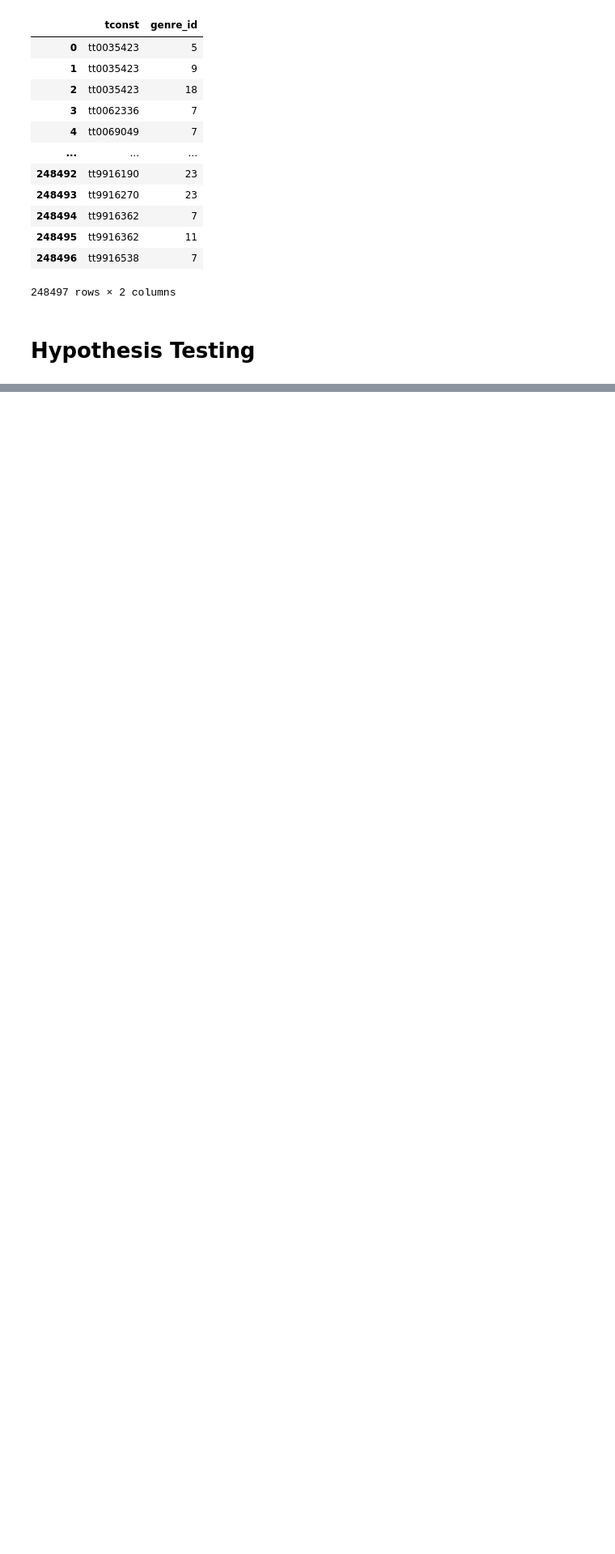
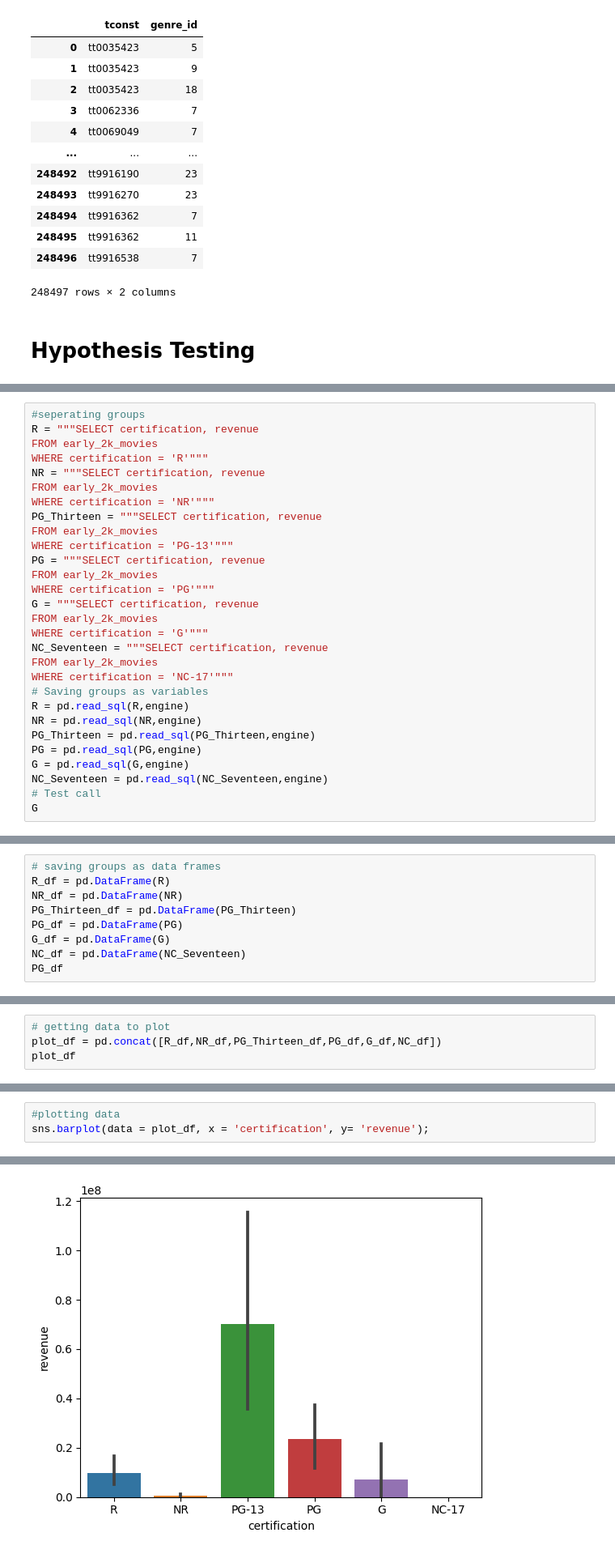
Before and after one commit to SeanRommes/Predicting-Better-Movies, a Jupyter notebook: Making Better Movies Pt. 4- Hypothesis Testing.ipynb, the cells around one changed output, grey strips where cells are left out. Shown at 81% size. Drawn from its saved outputs; the diff is of its cells as text; blank space fills up the shorter version.

```diff
--- a/Making Better Movies Pt. 4- Hypothesis Testing.ipynb
+++ b/Making Better Movies Pt. 4- Hypothesis Testing.ipynb
@@ -152,0 +205,29 @@ pd.read_sql(q,engine)
+# %%
+#seperating groups
+R = """SELECT certification, revenue
+FROM early_2k_movies
+WHERE certification = 'R'"""
+NR = """SELECT certification, revenue
+FROM early_2k_movies
+WHERE certification = 'NR'"""
+PG_Thirteen = """SELECT certification, revenue
+FROM early_2k_movies
+WHERE certification = 'PG-13'"""
+PG = """SELECT certification, revenue
+FROM early_2k_movies
+WHERE certification = 'PG'"""
+G = """SELECT certification, revenue
+FROM early_2k_movies
+WHERE certification = 'G'"""
+NC_Seventeen = """SELECT certification, revenue
+FROM early_2k_movies
+WHERE certification = 'NC-17'"""
+# Saving groups as variables
+R = pd.read_sql(R,engine)
+NR = pd.read_sql(NR,engine)
+PG_Thirteen = pd.read_sql(PG_Thirteen,engine)
+PG = pd.read_sql(PG,engine)
+G = pd.read_sql(G,engine)
+NC_Seventeen = pd.read_sql(NC_Seventeen,engine)
+# Test call
+G
@@ -152,0 +268,9 @@ pd.read_sql(q,engine)
+# %%
+# saving groups as data frames
+R_df = pd.DataFrame(R)
+NR_df = pd.DataFrame(NR)
+PG_Thirteen_df = pd.DataFrame(PG_Thirteen)
+PG_df = pd.DataFrame(PG)
+G_df = pd.DataFrame(G)
+NC_df = pd.DataFrame(NC_Seventeen)
+PG_df
@@ -152,0 +309,4 @@ pd.read_sql(q,engine)
+# %%
+# getting data to plot
+plot_df = pd.concat([R_df,NR_df,PG_Thirteen_df,PG_df,G_df,NC_df])
+plot_df
@@ -152,0 +327,4 @@ pd.read_sql(q,engine)
+# %%
+#plotting data
+sns.barplot(data = plot_df, x = 'certification', y= 'revenue');
+# %% [output]
@@ -152,0 +332 @@ pd.read_sql(q,engine)
+[figure, added]
```
Also changed, not shown: parts of 38 cells of this notebook, 16 other files.
